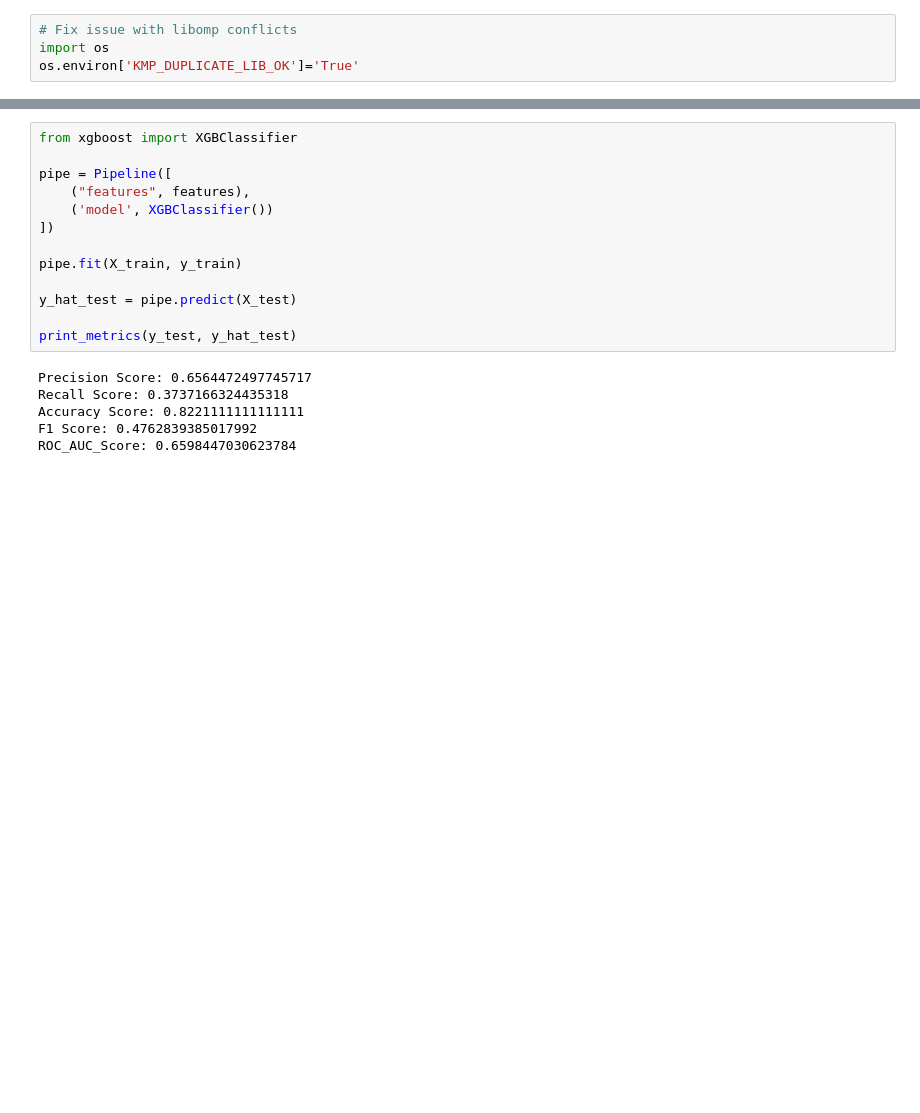
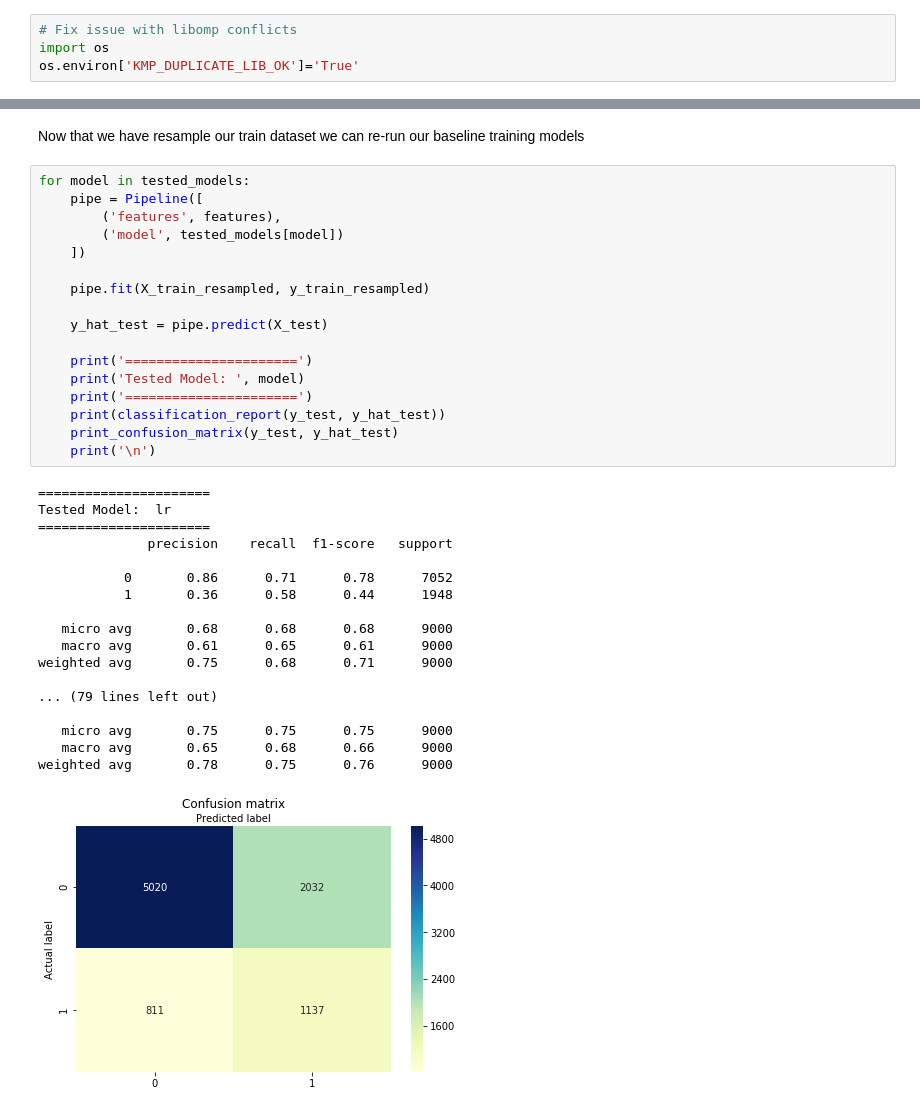
Before and after one commit to fleralle/default-credit-card, a Jupyter notebook: modeling.ipynb, the cells around one changed output, grey strips where cells are left out. Saved outputs shown, nothing was run; the diff lists cells and outputs as text; blank space fills up the shorter version.

```diff
--- a/modeling.ipynb
+++ b/modeling.ipynb
@@ -97,19 +208,38 @@ os.environ['KMP_DUPLICATE_LIB_OK']='True'
+# %% [markdown]
+Now that we have resample our train dataset we can re-run our baseline training models
 # %%
-from xgboost import XGBClassifier
+for model in tested_models:
+    pipe = Pipeline([
+        ('features', features),
+        ('model', tested_models[model])
+    ])
 
-pipe = Pipeline([
-    ("features", features),
-    ('model', XGBClassifier())
-])
+    pipe.fit(X_train_resampled, y_train_resampled)
 
-pipe.fit(X_train, y_train)
+    y_hat_test = pipe.predict(X_test)
 
-y_hat_test = pipe.predict(X_test)
-
-print_metrics(y_test, y_hat_test)
+    print('======================')
+    print('Tested Model: ', model)
+    print('======================')
+    print(classification_report(y_test, y_hat_test))
+    print_confusion_matrix(y_test, y_hat_test)
+    print('\n')
 # %% [output]
-Precision Score: 0.6564472497745717
-Recall Score: 0.3737166324435318
-Accuracy Score: 0.8221111111111111
-F1 Score: 0.4762839385017992
-ROC_AUC_Score: 0.6598447030623784
+======================
+Tested Model:  lr
+======================
+              precision    recall  f1-score   support
+
+           0       0.86      0.71      0.78      7052
+           1       0.36      0.58      0.44      1948
+
+   micro avg       0.68      0.68      0.68      9000
+   macro avg       0.61      0.65      0.61      9000
+weighted avg       0.75      0.68      0.71      9000
+
+... (79 lines left out)
+
+   micro avg       0.75      0.75      0.75      9000
+   macro avg       0.65      0.68      0.66      9000
+weighted avg       0.78      0.75      0.76      9000
+[figure, added]
```
Also changed, not shown: parts of 30 cells of this notebook, 4 other files.
